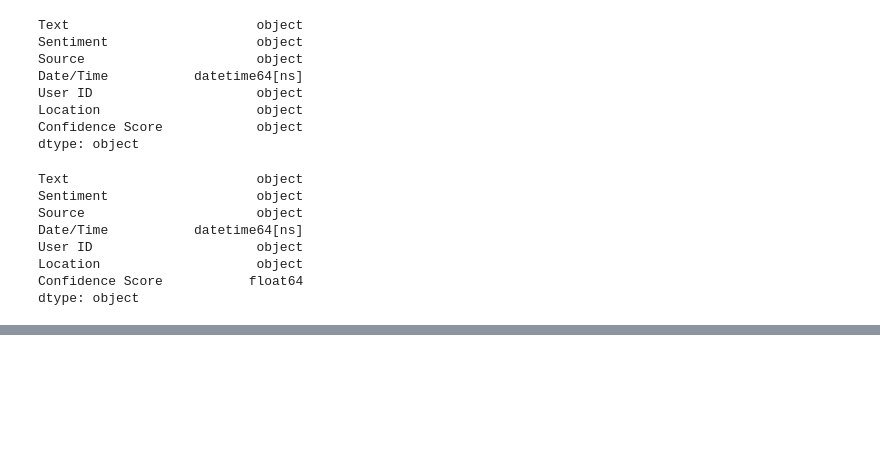
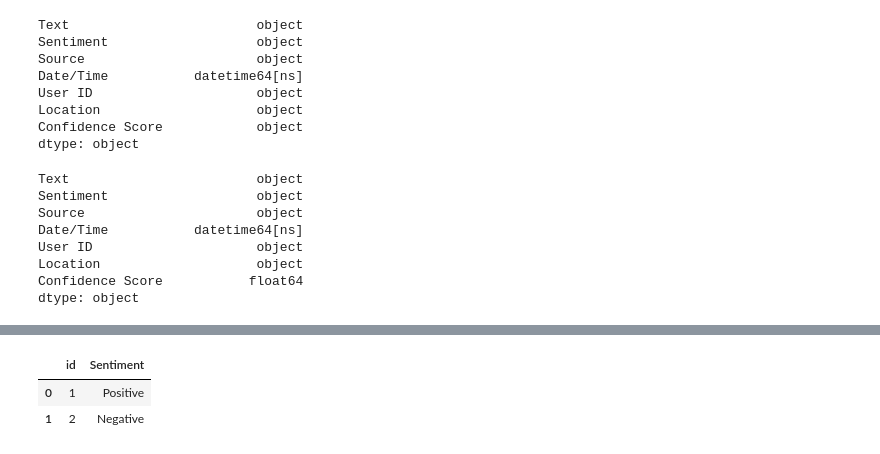
Before and after one commit to layalsaad/Feedback-NLP, a Jupyter notebook: data_lookup.ipynb, the cells around one changed output, grey strips where cells are left out. Saved outputs shown, nothing was run; the diff lists cells and outputs as text; code cells hidden in the pictures; blank space fills up the shorter version.

```diff
--- a/data_lookup.ipynb
+++ b/data_lookup.ipynb
@@ -189,0 +268,9 @@ dtype: object
+# %%
+sentiments = df[['Sentiment']].drop_duplicates().reset_index(drop=True)
+sentiments['id'] = range(1, len(sentiments)+1)
+sentiments = sentiments[['id', 'Sentiment']]
+sentiments
+# %% [output]
+|  | id | Sentiment |
+| 0 | 1 | Positive |
+| 1 | 2 | Negative |
```
Also changed, not shown: parts of 20 cells of this notebook, 1 other file.
